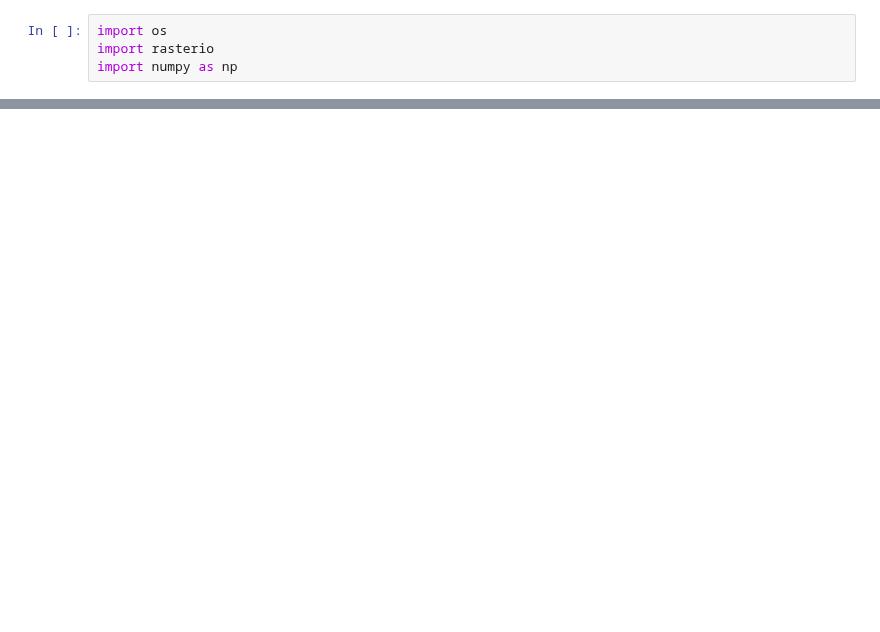
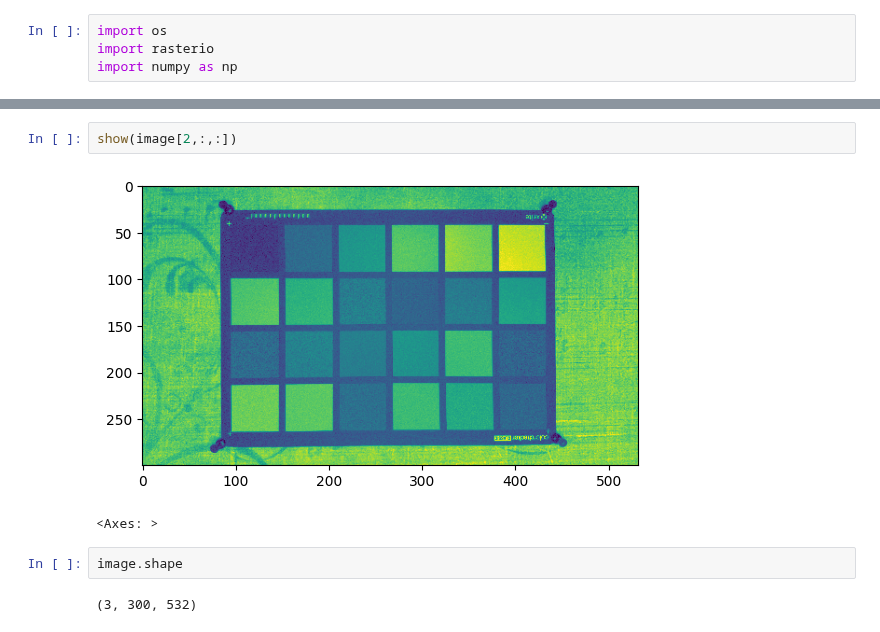
Before and after one commit to biswajit-github-2022/RKMVERI_2ND, a Jupyter notebook: class/ML/ML_project/work/main.ipynb, the cells around one changed output, grey strips where cells are left out. Saved outputs shown, nothing was run; the diff lists cells and outputs as text; blank space fills up the shorter version.

```diff
--- a/class/ML/ML_project/work/main.ipynb
+++ b/class/ML/ML_project/work/main.ipynb
@@ -28 +28,10 @@ show(image)
 <Axes: >
+# %%
+show(image[2,:,:])
+# %% [output]
+[figure, added]
+<Axes: >
+# %%
+image.shape
+# %% [output]
+(3, 300, 532)
```
Also changed, not shown: parts of 5 cells of this notebook, 2 other files.
